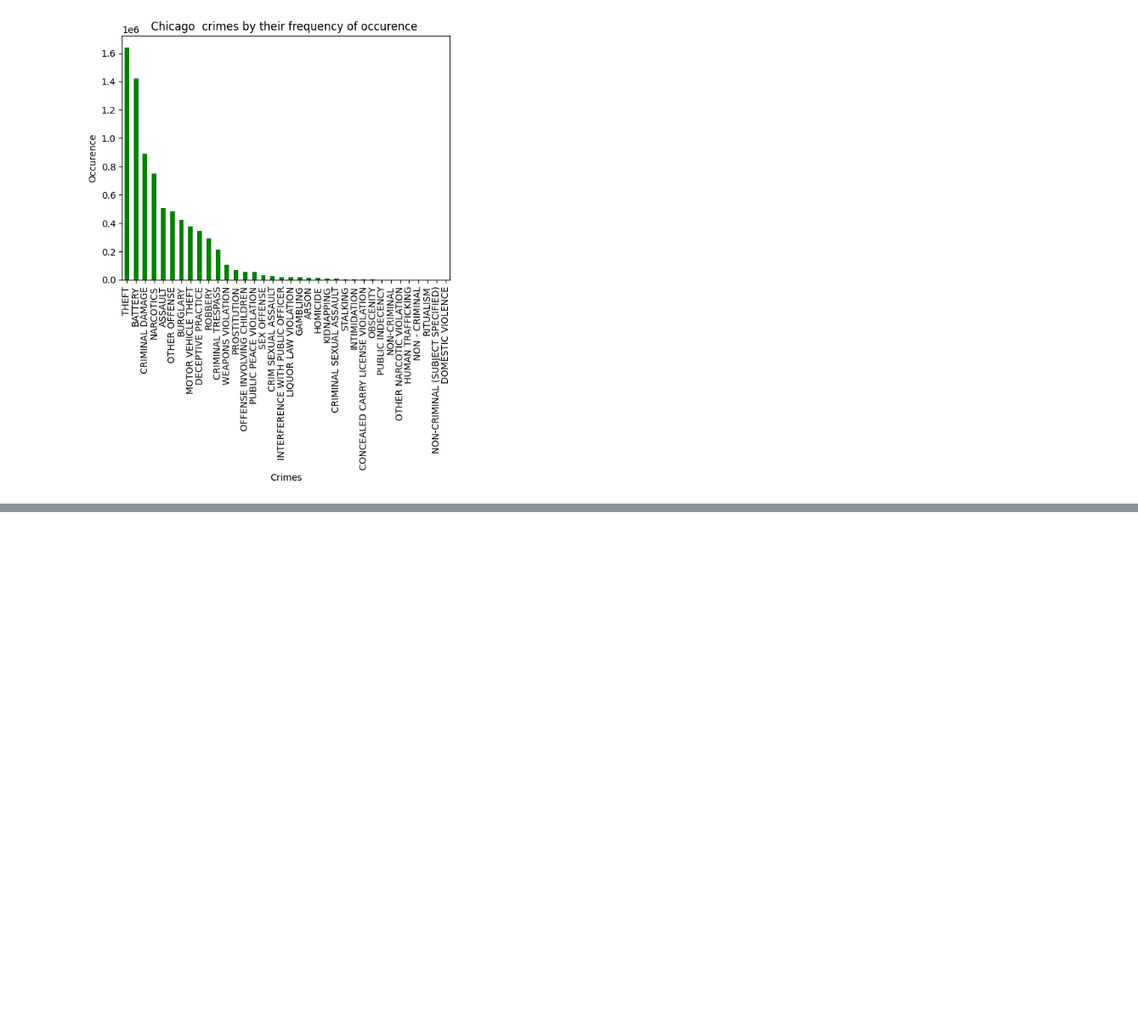
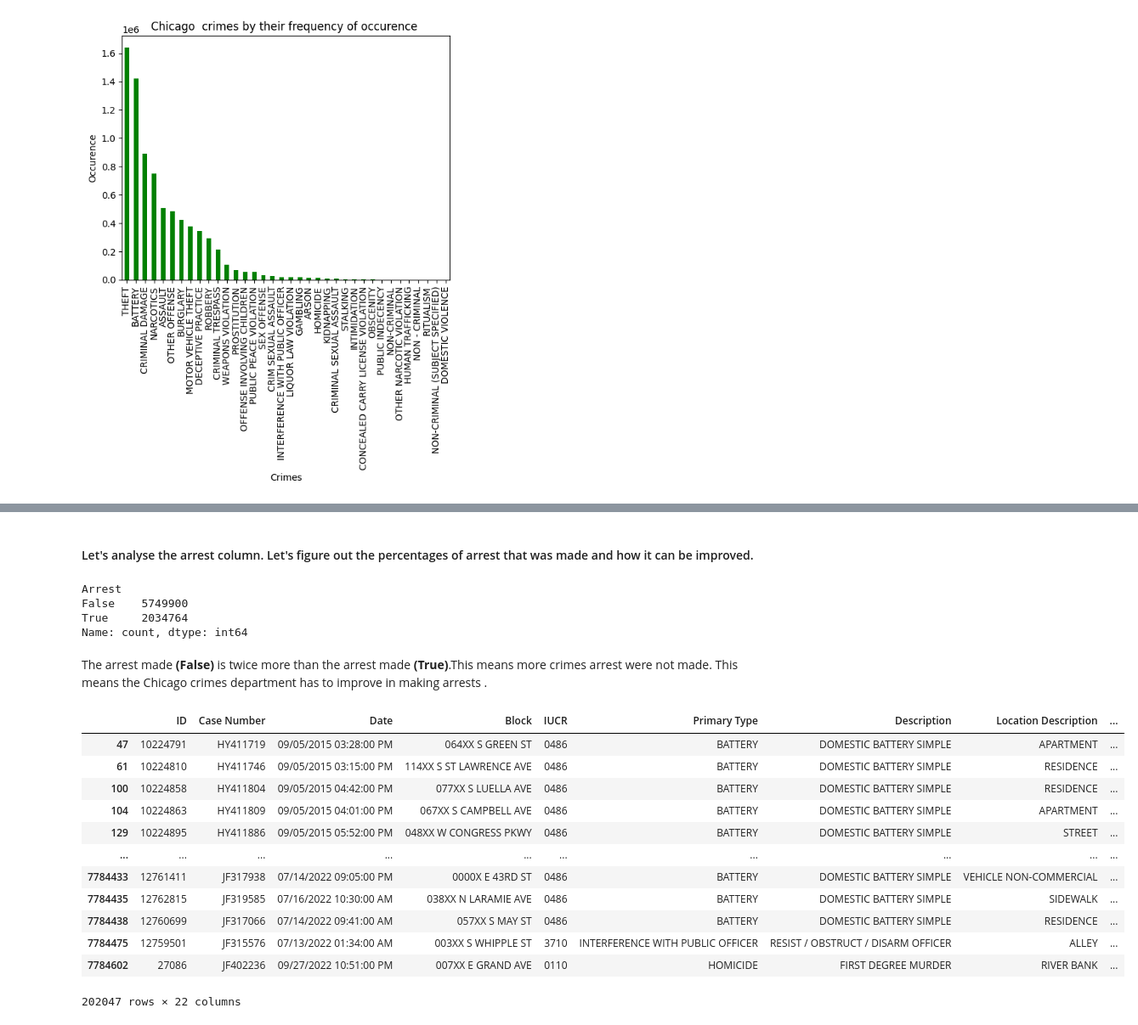
Before and after one commit to Ademsbabyy/my_tasks, a Jupyter notebook: week_8/task_19 .ipynb, the cells around one changed output, grey strips where cells are left out. Shown: that part at 85% size. Cells and saved outputs as stored; diff of their text form; code cells hidden in the pictures; blank space fills up the shorter version.

```diff
--- a/week_8/task_19 .ipynb
+++ b/week_8/task_19 .ipynb
@@ -324,0 +372,30 @@ Year 2001
+# %% [markdown]
+#### Let's analyse the arrest column. Let's figure out the percentages of arrest that was made and how it can be improved.
+# %%
+crimes['Arrest'].value_counts()
+# %% [output]
+Arrest
+False    5749900
+True     2034764
+Name: count, dtype: int64
+# %% [markdown]
+The arrest made **(False)** is twice more than the arrest made **(True)**.This means more crimes arrest were not made. This means the Chicago crimes department has to improve in making arrests .
+# %%
+# domestic crimes which the arrests were made
+
+domestic_crimes_arrests_made = crimes[(crimes['Domestic'] == True) & (crimes['Arrest'] == True)]
+domestic_crimes_arrests_made
+# %% [output]
+|  | ID | Case Number | Date | Block | IUCR | Primary Type | Description | Location Description | ... |
+| 47 | 10224791 | HY411719 | 09/05/2015 03:28:00 PM | 064XX S GREEN ST | 0486 | BATTERY | DOMESTIC BATTERY SIMPLE | APARTMENT | ... |
+| 61 | 10224810 | HY411746 | 09/05/2015 03:15:00 PM | 114XX S ST LAWRENCE AVE | 0486 | BATTERY | DOMESTIC BATTERY SIMPLE | RESIDENCE | ... |
+| 100 | 10224858 | HY411804 | 09/05/2015 04:42:00 PM | 077XX S LUELLA AVE | 0486 | BATTERY | DOMESTIC BATTERY SIMPLE | RESIDENCE | ... |
+| 104 | 10224863 | HY411809 | 09/05/2015 04:01:00 PM | 067XX S CAMPBELL AVE | 0486 | BATTERY | DOMESTIC BATTERY SIMPLE | APARTMENT | ... |
+| 129 | 10224895 | HY411886 | 09/05/2015 05:52:00 PM | 048XX W CONGRESS PKWY | 0486 | BATTERY | DOMESTIC BATTERY SIMPLE | STREET | ... |
+| ... | ... | ... | ... | ... | ... | ... | ... | ... | ... |
+| 7784433 | 12761411 | JF317938 | 07/14/2022 09:05:00 PM | 0000X E 43RD ST | 0486 | BATTERY | DOMESTIC BATTERY SIMPLE | VEHICLE NON-COMMERCIAL | ... |
+| 7784435 | 12762815 | JF319585 | 07/16/2022 10:30:00 AM | 038XX N LARAMIE AVE | 0486 | BATTERY | DOMESTIC BATTERY SIMPLE | SIDEWALK | ... |
+| 7784438 | 12760699 | JF317066 | 07/14/2022 09:41:00 AM | 057XX S MAY ST | 0486 | BATTERY | DOMESTIC BATTERY SIMPLE | RESIDENCE | ... |
+| 7784475 | 12759501 | JF315576 | 07/13/2022 01:34:00 AM | 003XX S WHIPPLE ST | 3710 | INTERFERENCE WITH PUBLIC OFFICER | RESIST / OBSTRUCT / DISARM OFFICER | ALLEY | ... |
+| 7784602 | 27086 | JF402236 | 09/27/2022 10:51:00 PM | 007XX E GRAND AVE | 0110 | HOMICIDE | FIRST DEGREE MURDER | RIVER BANK | ... |
+202047 rows × 22 columns
```
Also changed, not shown: parts of 13 cells of this notebook.
